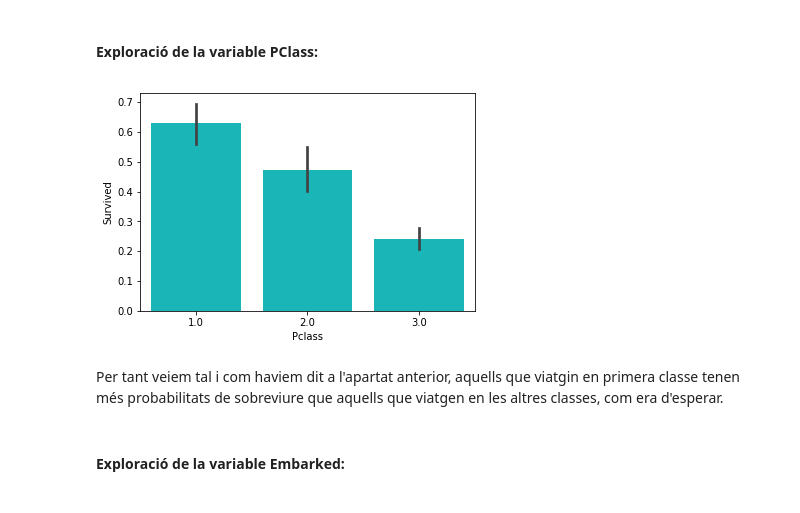
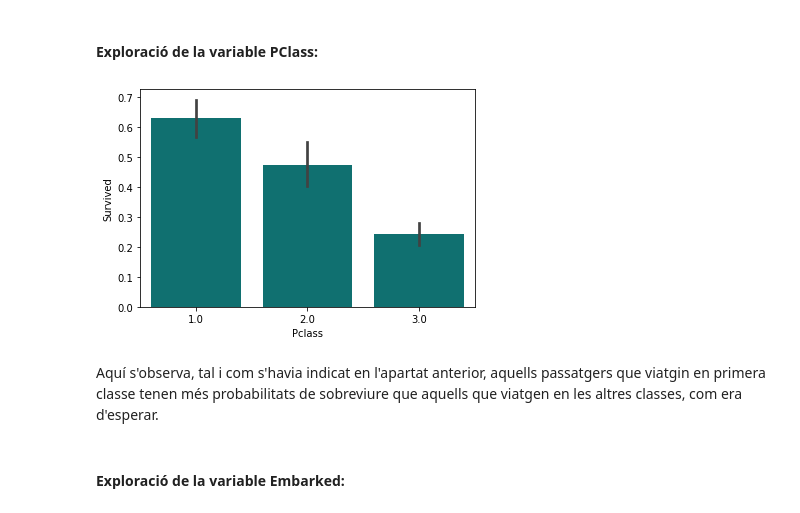
Before and after one commit to Ilergeta/titanic-uoc, a Jupyter notebook: notebook/Practica2_Titanic.ipynb, the cells around one changed output. Cells and saved outputs as stored; diff of their text form; code cells hidden in the pictures.

```diff
--- a/notebook/Practica2_Titanic.ipynb
+++ b/notebook/Practica2_Titanic.ipynb
@@ -411,12 +453,12 @@ La tarifa segurament estara fortament correlacionada amb la classe, ja que les t
 # %% [markdown]
 #### Exploració de la variable PClass:
 # %%
-sns.barplot('Pclass', 'Survived', data=titanic_train_final, color="darkturquoise")
+sns.barplot('Pclass', 'Survived', data=titanic_train_final, color="teal")
 plt.show()
 # %% [output]
-[figure, old version]
+[figure, new version]
 # %% [markdown]
-Per tant veiem tal i com haviem dit a l'apartat anterior, aquells que viatgin en primera classe tenen més probabilitats de sobreviure que aquells que viatgen en les altres classes, com era d'esperar.
+Aquí s'observa, tal i com s'havia indicat en l'apartat anterior, aquells passatgers que viatgin en primera classe tenen més probabilitats de sobreviure que aquells que viatgen en les altres classes, com era d'esperar.
 # %% [markdown]
 #### Exploració de la variable Embarked:
 # %%
```
Also changed, not shown: parts of 30 cells of this notebook.
